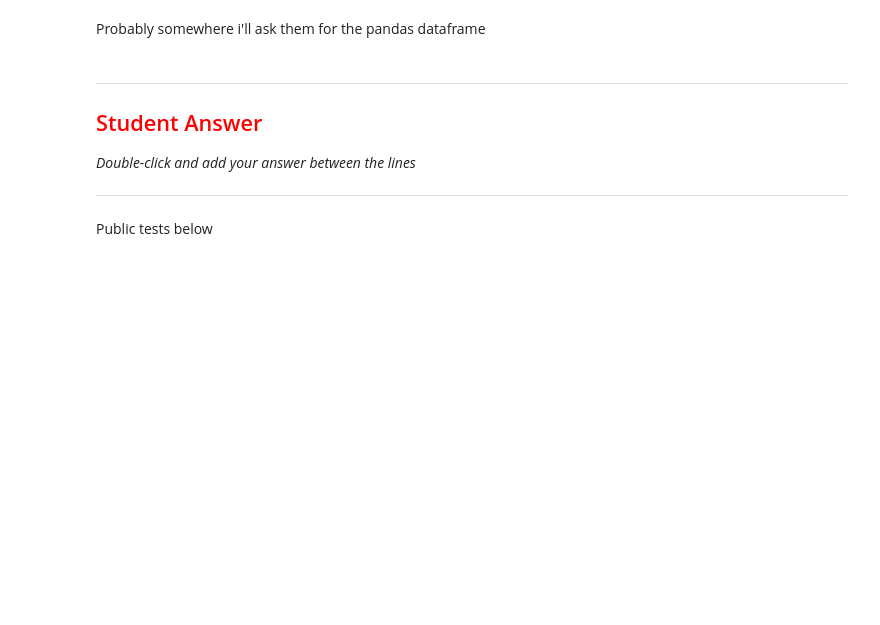
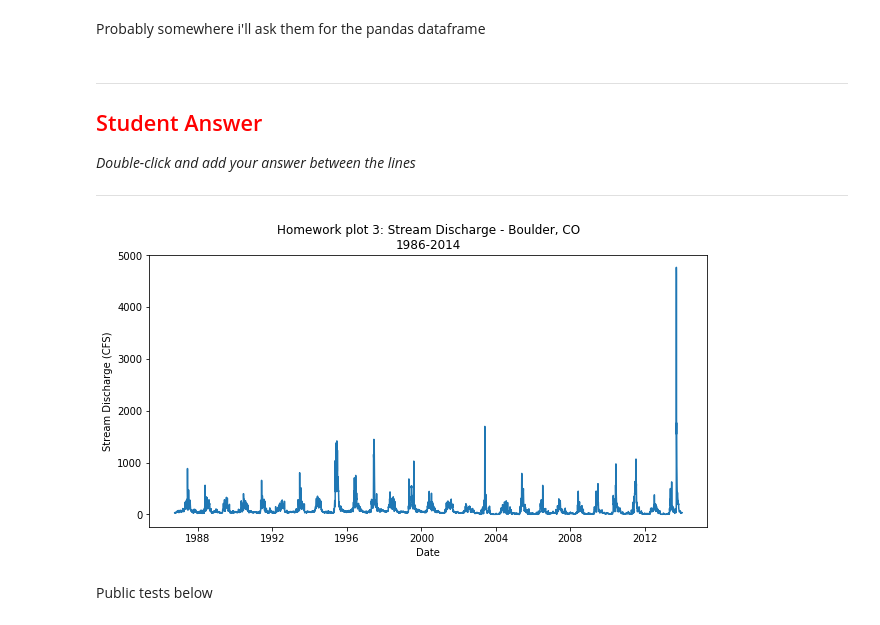
Before and after one commit to earth-analytics-edu/ea-spring-2019-lwasser, a Jupyter notebook: week-06/time-series-homework-wk-6.ipynb, the cells around one changed output. Cells and saved outputs as stored; diff of their text form; code cells hidden in the pictures; blank space fills up the shorter version.

```diff
--- a/week-06/time-series-homework-wk-6.ipynb
+++ b/week-06/time-series-homework-wk-6.ipynb
@@ -78,12 +104,22 @@ Probably somewhere i'll ask them for the pandas dataframe
 # %%
 # PLOT 2: a plot that shows precipitation SUBSETTED from Aug 15 - Oct 15 2013
 # DO NOT USE plt.show() anywhere in this cell
+f = "data/colorado-flood/discharge/06730200-discharge-daily-1986-2013.csv"
+discharge = pd.read_csv(f, parse_dates=['datetime'])
 
-# YOUR CODE HERE
-raise NotImplementedError()
+# create subplot and graph daily_precip as a bar graph
+fig, ax = plt.subplots(figsize=(10, 5))
+ax.plot(discharge['datetime'], discharge['disValue'])
+
+# set titles
+ax.set_title("Homework plot 3: Stream Discharge - Boulder, CO\n1986-2014")
+ax.set_xlabel("Date")
+ax.set_ylabel("Stream Discharge (CFS)")
 
 ### DO NOT REMOVE LINE BELOW ###
 ax2 = nb.convert_axes(plt)
+# %% [output]
+[figure, added]
 # %% [markdown]
 Public tests below
 # %%
```
Also changed, not shown: parts of 4 cells of this notebook.
